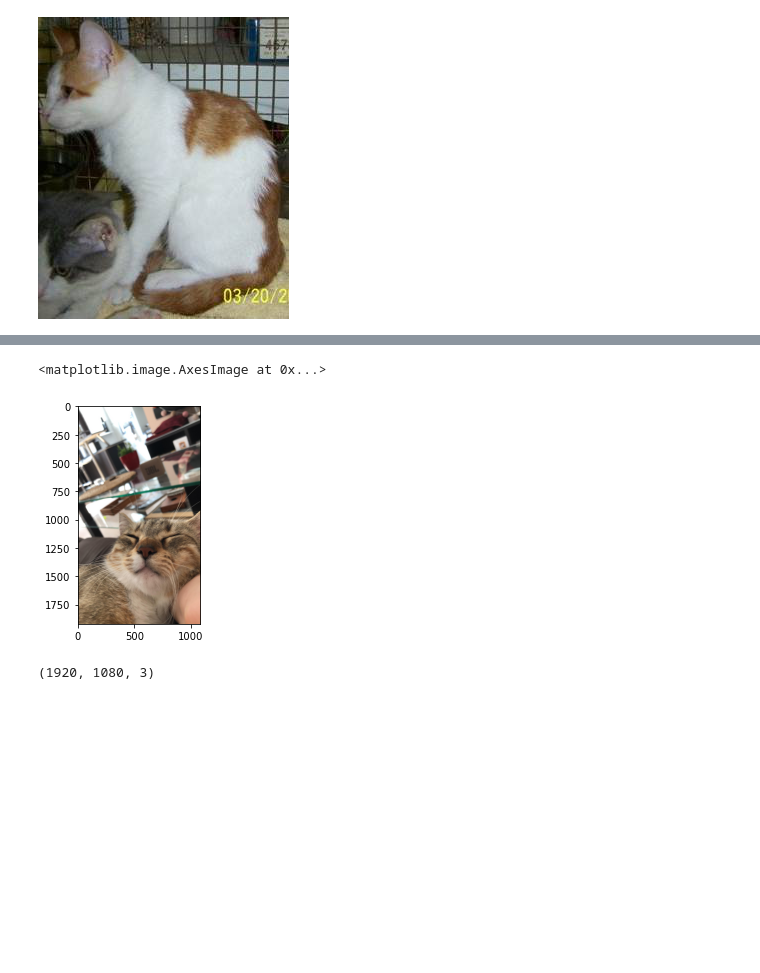
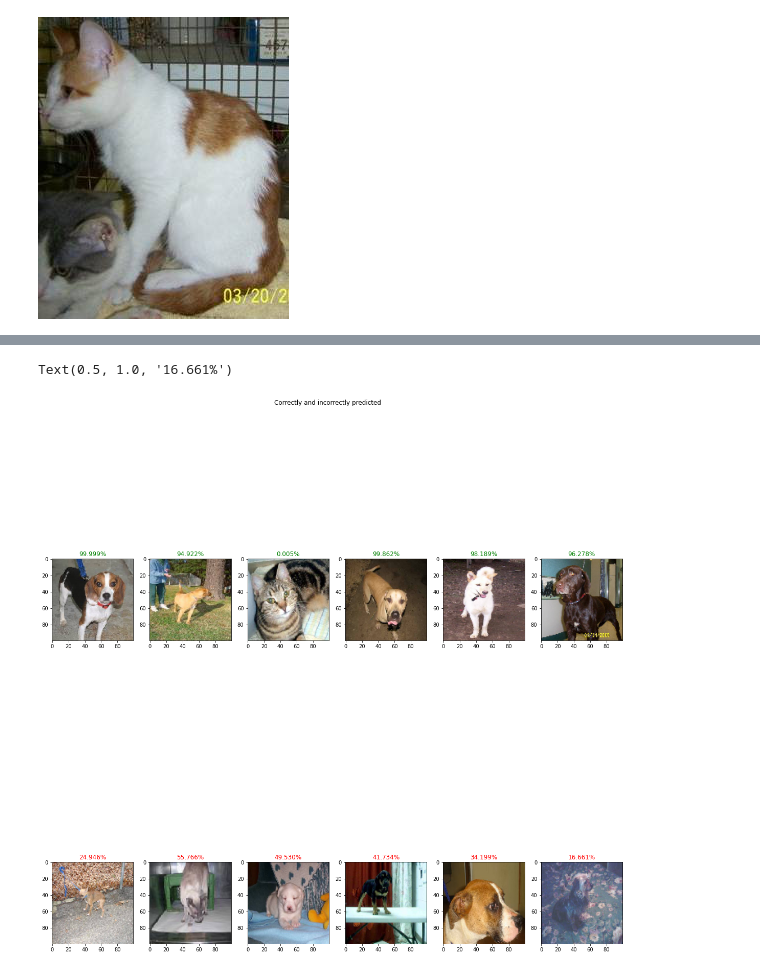
Before and after one commit to Mik3KL0/ML_Python_Proj, a Jupyter notebook: 46341.ipynb, the cells around one changed output, grey strips where cells are left out. Drawn from its saved outputs; the diff is of its cells as text; code cells hidden in the pictures; blank space fills up the shorter version.

```diff
--- a/46341.ipynb
+++ b/46341.ipynb
@@ -226,0 +238,13 @@ plt.axis('off')
+# %%
+from mpl_toolkits.axes_grid1 import ImageGrid
+import random
+test_sample = x_test
+predictions = model.predict(test_sample)
+true_labels = y_test
+
+im_corr = []
+im_corr_claim = []
+im_incorr = []
+im_incorr_claim = []
+y = random.sample(range(1000), 100)
+y = np.array(y)
@@ -227,11 +292,44 @@ plt.axis('off')
+# %%
+fig, ax = plt.subplots(nrows=2, ncols=6, figsize=(20, 20))
+plt.suptitle("Correctly and incorrectly predicted")
+
+ax[0, 0].imshow(im_corr[0])
+ax[0, 0].set_title('{:.3f}%'.format(im_corr_claim[0] * 100), color = 'green')
+
+ax[0, 1].imshow(im_corr[1])
+ax[0, 1].set_title('{:.3f}%'.format(im_corr_claim[1] * 100), color = 'green')
+
+ax[0, 2].imshow(im_corr[2])
+ax[0, 2].set_title('{:.3f}%'.format(im_corr_claim[2] * 100), color = 'green')
+
+ax[0, 3].imshow(im_corr[3])
+ax[0, 3].set_title('{:.3f}%'.format(im_corr_claim[3] * 100), color = 'green')
+
+ax[0, 4].imshow(im_corr[4])
+ax[0, 4].set_title('{:.3f}%'.format(im_corr_claim[4] * 100), color = 'green')
+
+ax[0, 5].imshow(im_corr[5])
+ax[0, 5].set_title('{:.3f}%'.format(im_corr_claim[5] * 100), color = 'green')
+
+ax[1, 0].imshow(im_incorr[0])
+ax[1, 0].set_title('{:.3f}%'.format(im_incorr_claim[0] * 100), color = 'red')
+
+ax[1, 1].imshow(im_incorr[1])
+ax[1, 1].set_title('{:.3f}%'.format(im_incorr_claim[1] * 100), color = 'red')
+
+ax[1, 2].imshow(im_incorr[2])
+ax[1, 2].set_title('{:.3f}%'.format(im_incorr_claim[2] * 100), color = 'red')
+
+ax[1, 3].imshow(im_incorr[3])
+ax[1, 3].set_title('{:.3f}%'.format(im_incorr_claim[3] * 100), color = 'red')
+
+ax[1, 4].imshow(im_incorr[4])
+ax[1, 4].set_title('{:.3f}%'.format(im_incorr_claim[4] * 100), color = 'red')
+
+ax[1, 5].imshow(im_incorr[5])
+ax[1, 5].set_title('{:.3f}%'.format(im_incorr_claim[5] * 100), color = 'red')
+# %% [output]
+Text(0.5, 1.0, '16.661%')
+[figure, added]
 # %%
-my_matcha = plt.imread(r'C:\Users\Miszel\Desktop\ML_TEST\Matcha_2.jpg')
-plt.imshow(my_matcha)
+img = load_img(r'C:\Users\Miszel\Desktop\ML_TEST\Rand.jpg', target_size=(100,100))
-# %% [output]
-<matplotlib.image.AxesImage at 0x...>
-[figure, removed]
-# %%
-matcha_test = img_to_array(my_matcha)
-matcha_test.shape
-# %% [output]
-(1920, 1080, 3)
```
Also changed, not shown: parts of 20 cells of this notebook, 1 other file.
